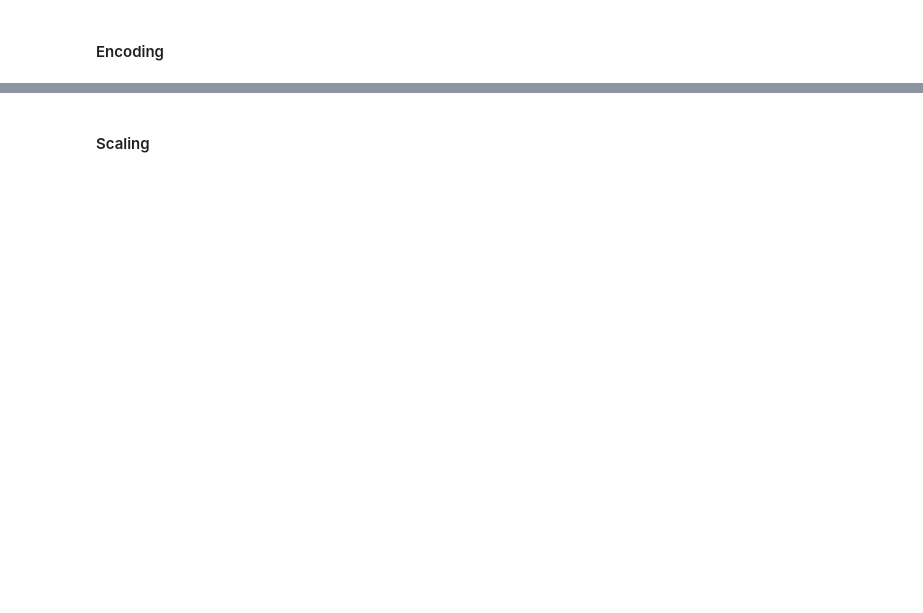
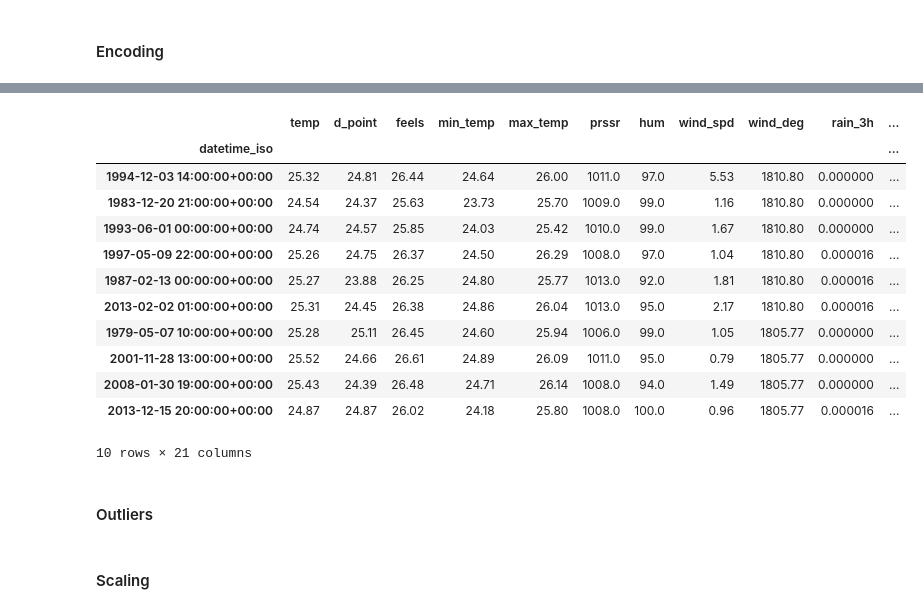
Before and after one commit to damahindra/AIRNOLOGY-23, a Jupyter notebook: Workspace-Rang/notebooks/2.ipynb, the cells around one changed output, grey strips where cells are left out. Drawn from its saved outputs; the diff is of its cells as text; code cells hidden in the pictures; blank space fills up the shorter version.

```diff
--- a/Workspace-Rang/notebooks/2.ipynb
+++ b/Workspace-Rang/notebooks/2.ipynb
@@ -285,0 +310,18 @@ merged3
+# %%
+merged3.sort_values(by='wind_deg', ascending=False).head(10) # try capping wind_spd at 25
+# %% [output]
+|  | temp | d_point | feels | min_temp | max_temp | prssr | hum | wind_spd | wind_deg | rain_3h | ... |
+| datetime_iso |  |  |  |  |  |  |  |  |  |  | ... |
+| 1994-12-03 14:00:00+00:00 | 25.32 | 24.81 | 26.44 | 24.64 | 26.00 | 1011.0 | 97.0 | 5.53 | 1810.80 | 0.000000 | ... |
+| 1983-12-20 21:00:00+00:00 | 24.54 | 24.37 | 25.63 | 23.73 | 25.70 | 1009.0 | 99.0 | 1.16 | 1810.80 | 0.000000 | ... |
+| 1993-06-01 00:00:00+00:00 | 24.74 | 24.57 | 25.85 | 24.03 | 25.42 | 1010.0 | 99.0 | 1.67 | 1810.80 | 0.000000 | ... |
+| 1997-05-09 22:00:00+00:00 | 25.26 | 24.75 | 26.37 | 24.50 | 26.29 | 1008.0 | 97.0 | 1.04 | 1810.80 | 0.000016 | ... |
+| 1987-02-13 00:00:00+00:00 | 25.27 | 23.88 | 26.25 | 24.80 | 25.77 | 1013.0 | 92.0 | 1.81 | 1810.80 | 0.000016 | ... |
+| 2013-02-02 01:00:00+00:00 | 25.31 | 24.45 | 26.38 | 24.86 | 26.04 | 1013.0 | 95.0 | 2.17 | 1810.80 | 0.000016 | ... |
+| 1979-05-07 10:00:00+00:00 | 25.28 | 25.11 | 26.45 | 24.60 | 25.94 | 1006.0 | 99.0 | 1.05 | 1805.77 | 0.000000 | ... |
+| 2001-11-28 13:00:00+00:00 | 25.52 | 24.66 | 26.61 | 24.89 | 26.09 | 1011.0 | 95.0 | 0.79 | 1805.77 | 0.000000 | ... |
+| 2008-01-30 19:00:00+00:00 | 25.43 | 24.39 | 26.48 | 24.71 | 26.14 | 1008.0 | 94.0 | 1.49 | 1805.77 | 0.000000 | ... |
+| 2013-12-15 20:00:00+00:00 | 24.87 | 24.87 | 26.02 | 24.18 | 25.80 | 1008.0 | 100.0 | 0.96 | 1805.77 | 0.000016 | ... |
+10 rows × 21 columns
+# %% [markdown]
+#### Outliers
```
Also changed, not shown: parts of 18 cells of this notebook, 7 other files.
